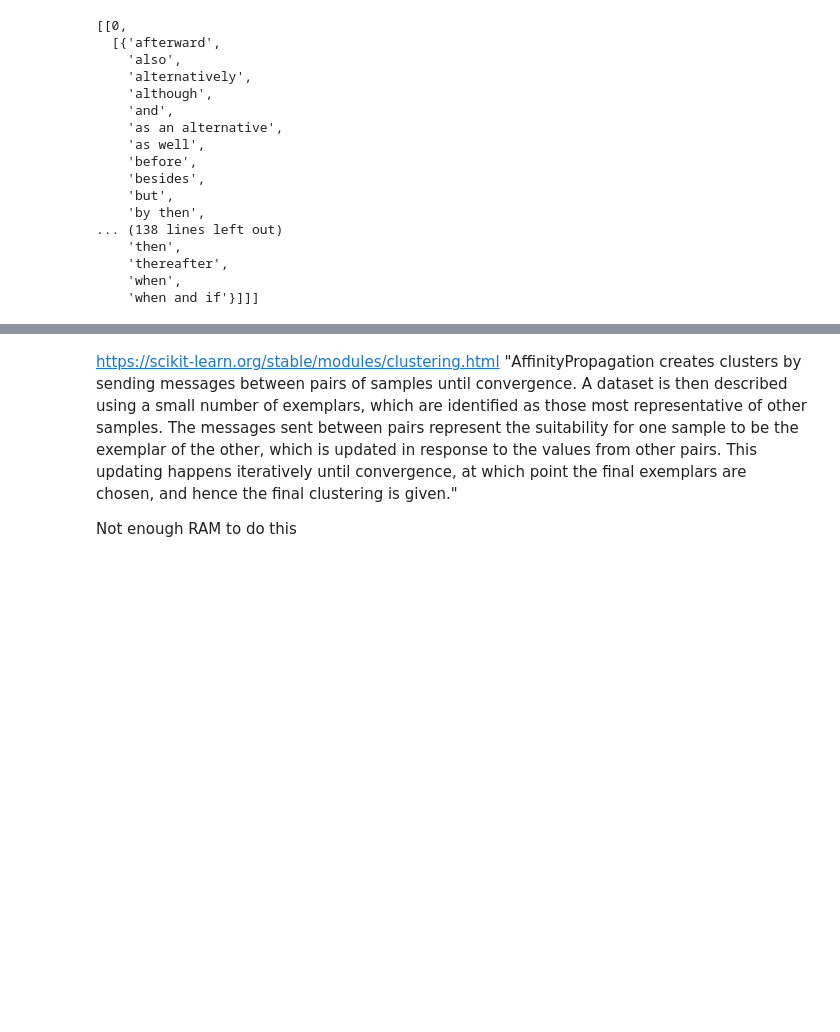
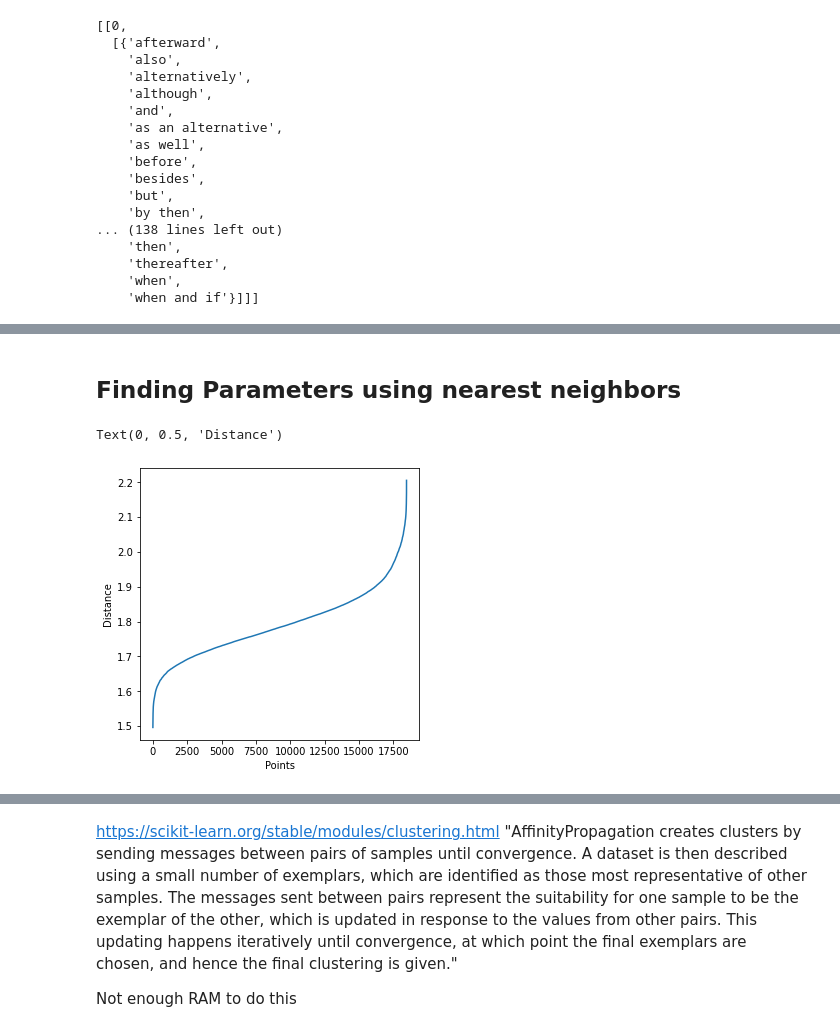
Before and after one commit to xjseabrum/comp_disc_S22_proj, a Jupyter notebook: main_proj.ipynb, the cells around one changed output, grey strips where cells are left out. Drawn from its saved outputs; the diff is of its cells as text; code cells hidden in the pictures; blank space fills up the shorter version.

```diff
--- a/main_proj.ipynb
+++ b/main_proj.ipynb
@@ -463,0 +475,2 @@ connective_to_label_tSNE
+# %% [markdown]
+## Finding Parameters using nearest neighbors
@@ -463,0 +479,24 @@ connective_to_label_tSNE
+# %%
+from sklearn.neighbors import NearestNeighbors
+#https://scikit-learn.org/stable/modules/neighbors.html
+#start by using sqrt(N) for number of neighbors
+
+#two different approaches
+#num_neighs = round(len(X)/11) #naively we expect around 11 clusters
+num_neighs = 100
+
+nearest_neighbors = NearestNeighbors(n_neighbors=num_neighs)
+neighbors = nearest_neighbors.fit(X)
+distances, indices = neighbors.kneighbors(X)
+# %%
+#plot
+distances_sorted = np.sort(distances[:,100-1], axis=0)
+fig = plt.figure(figsize=(5, 5))
+plt.plot(distances_sorted)
+plt.xlabel("Points")
+plt.ylabel("Distance")
+
+#When num_neighs = len(X)/11 -- could look at other elbow point in data
+# %% [output]
+Text(0, 0.5, 'Distance')
+[figure, added]
```
Also changed, not shown: parts of 75 cells of this notebook.
